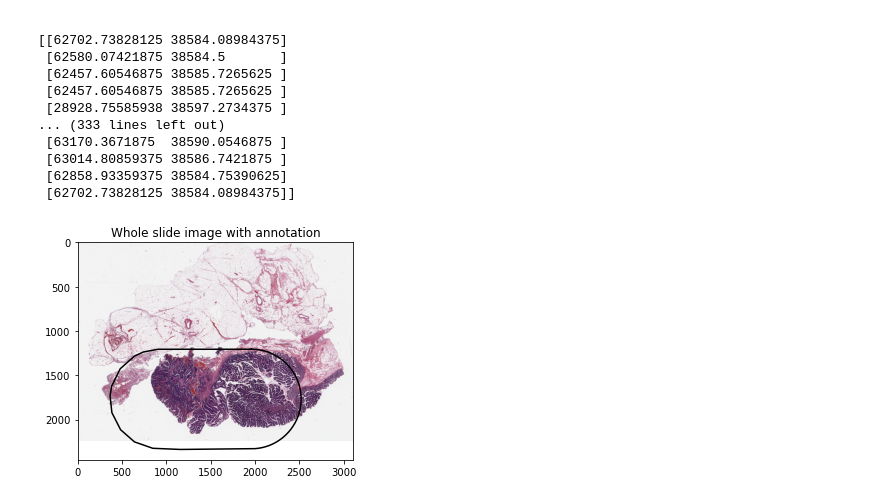
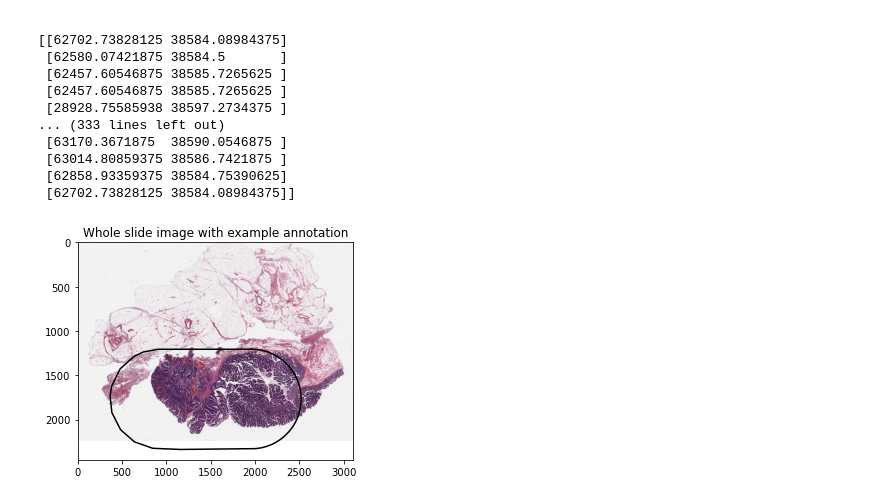
Before and after one commit to IsaiahPressman/Deep_learning_WSI_tutorial, a Jupyter notebook: Deep_learning_WSI_tutorial.ipynb, the cells around one changed output. Drawn from its saved outputs; the diff is of its cells as text; code cells hidden in the pictures.

Commit message:
Added annotation example

```diff
--- a/Deep_learning_WSI_tutorial.ipynb
+++ b/Deep_learning_WSI_tutorial.ipynb
@@ -767,17 +767,17 @@ Decoded annotation data:
 # %%
 wsi_path = list(Path('WSIs').rglob('*.svs'))[0]
 with OpenSlide(str(wsi_path)) as wsi:
     level = wsi.level_count - 1
     example_wsi = wsi.read_region(
         (0, 0),
         level,
         wsi.level_dimensions[level]
     )
     downsample = wsi.level_downsamples[level]
 
 plt.imshow(example_wsi)
 plt.plot(annot[:, 0] / downsample, annot[:, 1] / downsample, color='black')
-plt.title('Whole slide image with annotation')
+plt.title('Whole slide image with example annotation')
 plt.show()
 # %% [output]
-[figure, old version]
+[figure, new version]
```
